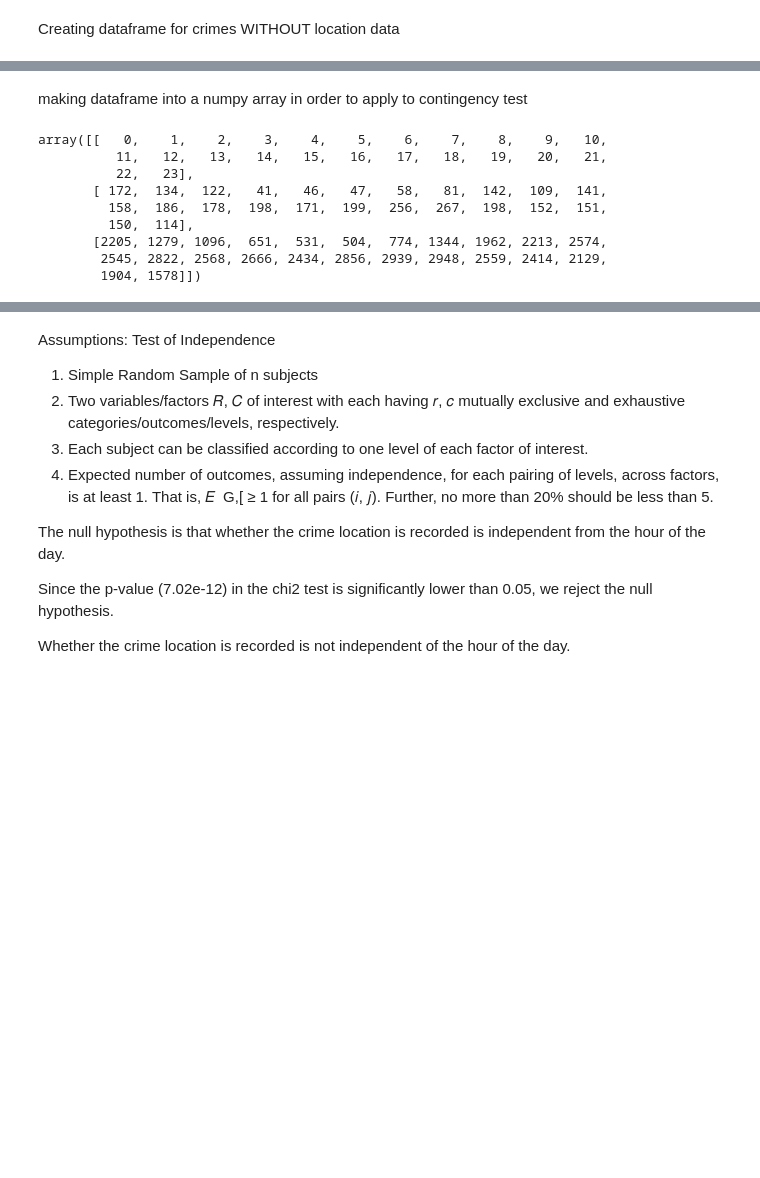
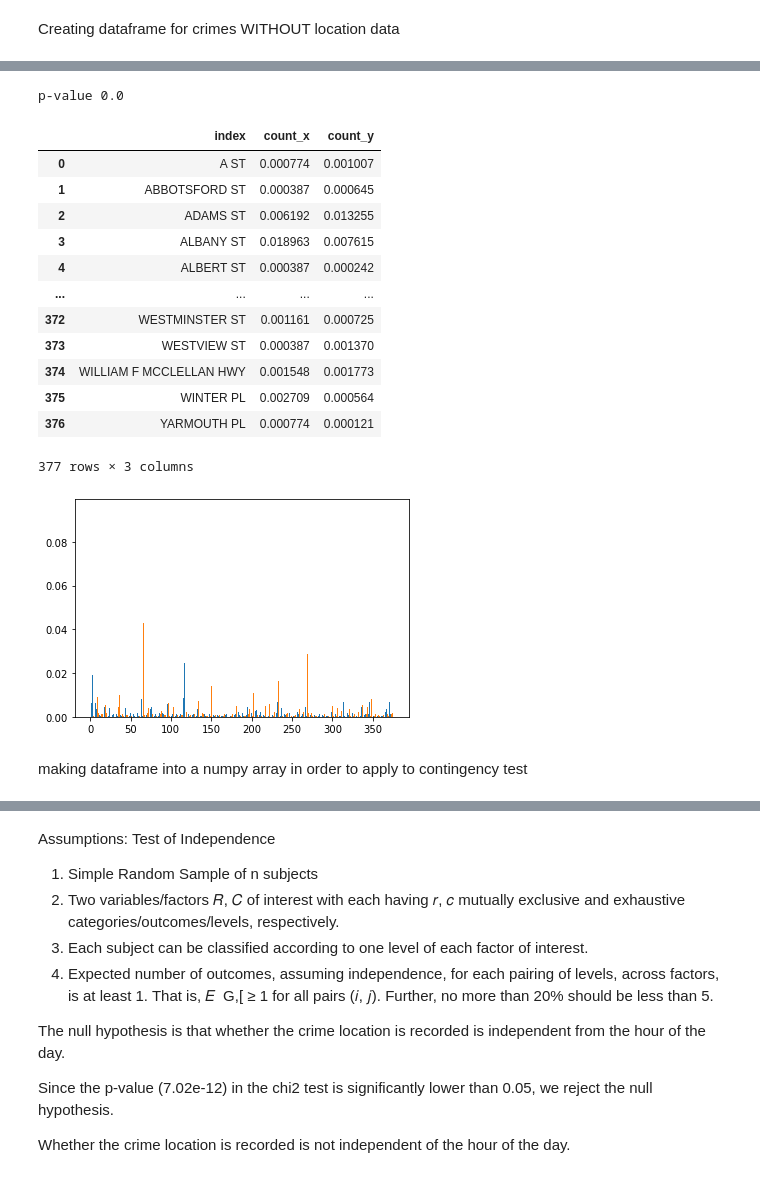
Before and after one commit to Albina-C/DH-Social-Good, a Jupyter notebook: Social-Good-Analysis.ipynb, the cells around one changed output, grey strips where cells are left out. Cells and saved outputs as stored; diff of their text form; code cells hidden in the pictures; blank space fills up the shorter version.

```diff
--- a/Social-Good-Analysis.ipynb
+++ b/Social-Good-Analysis.ipynb
@@ -142,2 +186,21 @@ output_day
+# %%
+output_street = compare(df1,df2,'street')
+output_street
+# %% [output]
+p-value 0.0
+|  | index | count_x | count_y |
+| 0 | A ST | 0.000774 | 0.001007 |
+| 1 | ABBOTSFORD ST | 0.000387 | 0.000645 |
+| 2 | ADAMS ST | 0.006192 | 0.013255 |
+| 3 | ALBANY ST | 0.018963 | 0.007615 |
+| 4 | ALBERT ST | 0.000387 | 0.000242 |
+| ... | ... | ... | ... |
+| 372 | WESTMINSTER ST | 0.001161 | 0.000725 |
+| 373 | WESTVIEW ST | 0.000387 | 0.001370 |
+| 374 | WILLIAM F MCCLELLAN HWY | 0.001548 | 0.001773 |
+| 375 | WINTER PL | 0.002709 | 0.000564 |
+| 376 | YARMOUTH PL | 0.000774 | 0.000121 |
+377 rows × 3 columns
+[figure, added]
 # %% [markdown]
 making dataframe into a numpy array in order to apply to contingency test
@@ -148,12 +206,0 @@ mf = np.transpose(mf)
-# %%
-mf
-# %% [output]
-array([[   0,    1,    2,    3,    4,    5,    6,    7,    8,    9,   10,
-          11,   12,   13,   14,   15,   16,   17,   18,   19,   20,   21,
-          22,   23],
-       [ 172,  134,  122,   41,   46,   47,   58,   81,  142,  109,  141,
-         158,  186,  178,  198,  171,  199,  256,  267,  198,  152,  151,
-         150,  114],
-       [2205, 1279, 1096,  651,  531,  504,  774, 1344, 1962, 2213, 2574,
-        2545, 2822, 2568, 2666, 2434, 2856, 2939, 2948, 2559, 2414, 2129,
-        1904, 1578]])
```
Also changed, not shown: parts of 13 cells of this notebook.
